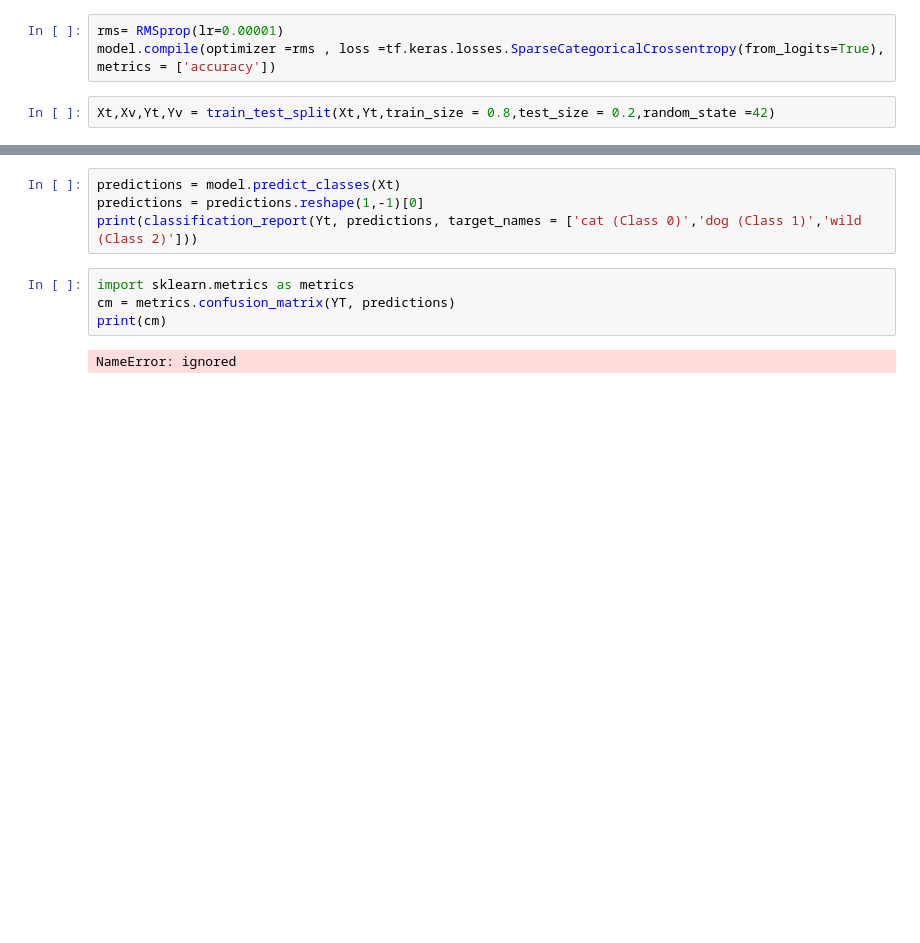
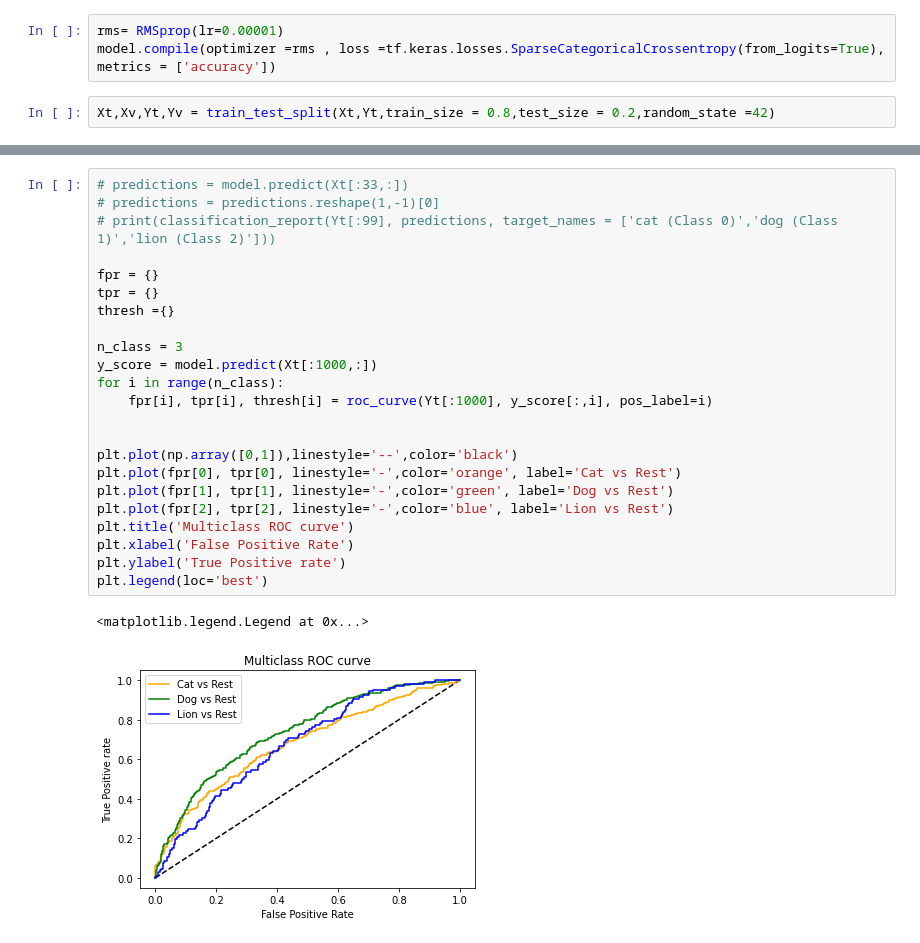
Before and after one commit to Abdullah3010/ML_Project60, a Jupyter notebook: Image/ANN/ANN_IMAGE.ipynb, the cells around one changed output, grey strips where cells are left out. Cells and saved outputs as stored; diff of their text form; blank space fills up the shorter version.

```diff
--- a/Image/ANN/ANN_IMAGE.ipynb
+++ b/Image/ANN/ANN_IMAGE.ipynb
@@ -126,10 +153,26 @@ plt.show()
-# %%
-predictions = model.predict_classes(Xt)
-predictions = predictions.reshape(1,-1)[0]
-print(classification_report(Yt, predictions, target_names = ['cat (Class 0)','dog (Class 1)','wild (Class 2)']))
-# %%
-import sklearn.metrics as metrics
-cm = metrics.confusion_matrix(YT, predictions)
-print(cm)
-# %% [output]
-NameError: ignored
+# %%
+# predictions = model.predict(Xt[:33,:])
+# predictions = predictions.reshape(1,-1)[0]
+# print(classification_report(Yt[:99], predictions, target_names = ['cat (Class 0)','dog (Class 1)','lion (Class 2)']))
+
+fpr = {}
+tpr = {}
+thresh ={}
+
+n_class = 3
+y_score = model.predict(Xt[:1000,:])
+for i in range(n_class):
+    fpr[i], tpr[i], thresh[i] = roc_curve(Yt[:1000], y_score[:,i], pos_label=i)
+
+
+plt.plot(np.array([0,1]),linestyle='--',color='black')
+plt.plot(fpr[0], tpr[0], linestyle='-',color='orange', label='Cat vs Rest')
+plt.plot(fpr[1], tpr[1], linestyle='-',color='green', label='Dog vs Rest')
+plt.plot(fpr[2], tpr[2], linestyle='-',color='blue', label='Lion vs Rest')
+plt.title('Multiclass ROC curve')
+plt.xlabel('False Positive Rate')
+plt.ylabel('True Positive rate')
+plt.legend(loc='best')
+# %% [output]
+<matplotlib.legend.Legend at 0x...>
+[figure, added]
```
Also changed, not shown: parts of 11 cells of this notebook, 2 other files.
